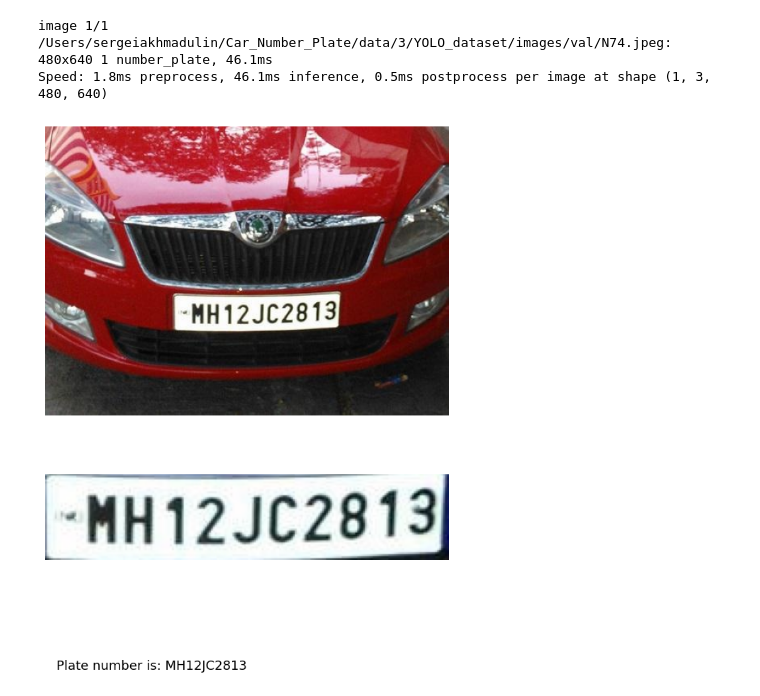
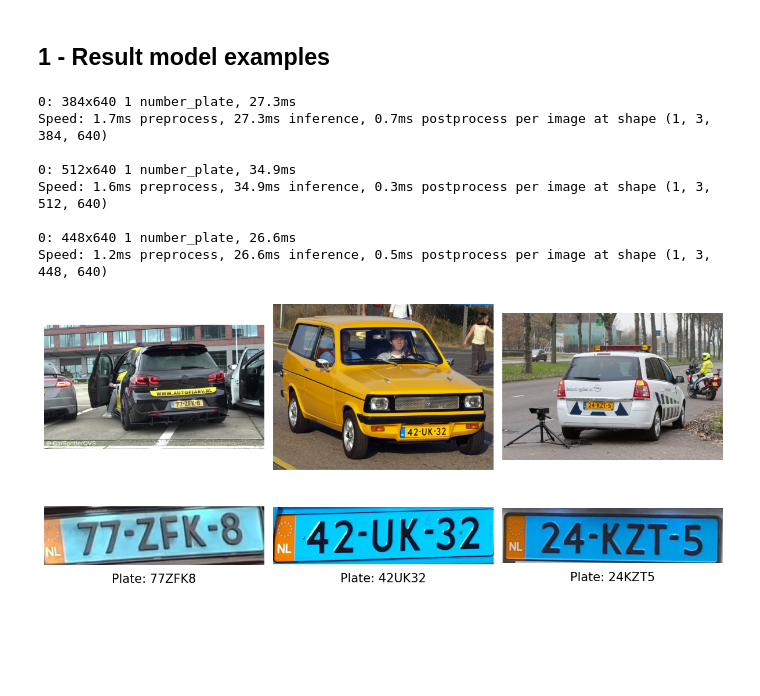
Before and after one commit to SergeyAkh/Car_Number_Plate, a Jupyter notebook: Notebooks/Research.ipynb, the cells around one changed output. Drawn from its saved outputs; the diff is of its cells as text; code cells hidden in the pictures; blank space fills up the shorter version.

```diff
--- a/Notebooks/Research.ipynb
+++ b/Notebooks/Research.ipynb
@@ -1 +12,16 @@
+# %% [markdown]
+<a name="1"></a>
+## 1 - Result model examples
+# %%
+plot_image(img_list)
+# %% [output]
+0: 384x640 1 number_plate, 27.3ms
+Speed: 1.7ms preprocess, 27.3ms inference, 0.7ms postprocess per image at shape (1, 3, 384, 640)
+
+0: 512x640 1 number_plate, 34.9ms
+Speed: 1.6ms preprocess, 34.9ms inference, 0.3ms postprocess per image at shape (1, 3, 512, 640)
+
+0: 448x640 1 number_plate, 26.6ms
+Speed: 1.2ms preprocess, 26.6ms inference, 0.5ms postprocess per image at shape (1, 3, 448, 640)
+[figure, added]
 # %%
@@ -5,6 +49,0 @@ img = ["N92.jpeg", "N74.jpeg"]
-# %%
-show_image_results(img)
-# %% [output]
-image 1/1 /Users/sergeiakhmadulin/Car_Number_Plate/data/3/YOLO_dataset/images/val/N74.jpeg: 480x640 1 number_plate, 46.1ms
-Speed: 1.8ms preprocess, 46.1ms inference, 0.5ms postprocess per image at shape (1, 3, 480, 640)
-[figure, removed]
```
Also changed, not shown: parts of 15 cells of this notebook, 3 other files.
